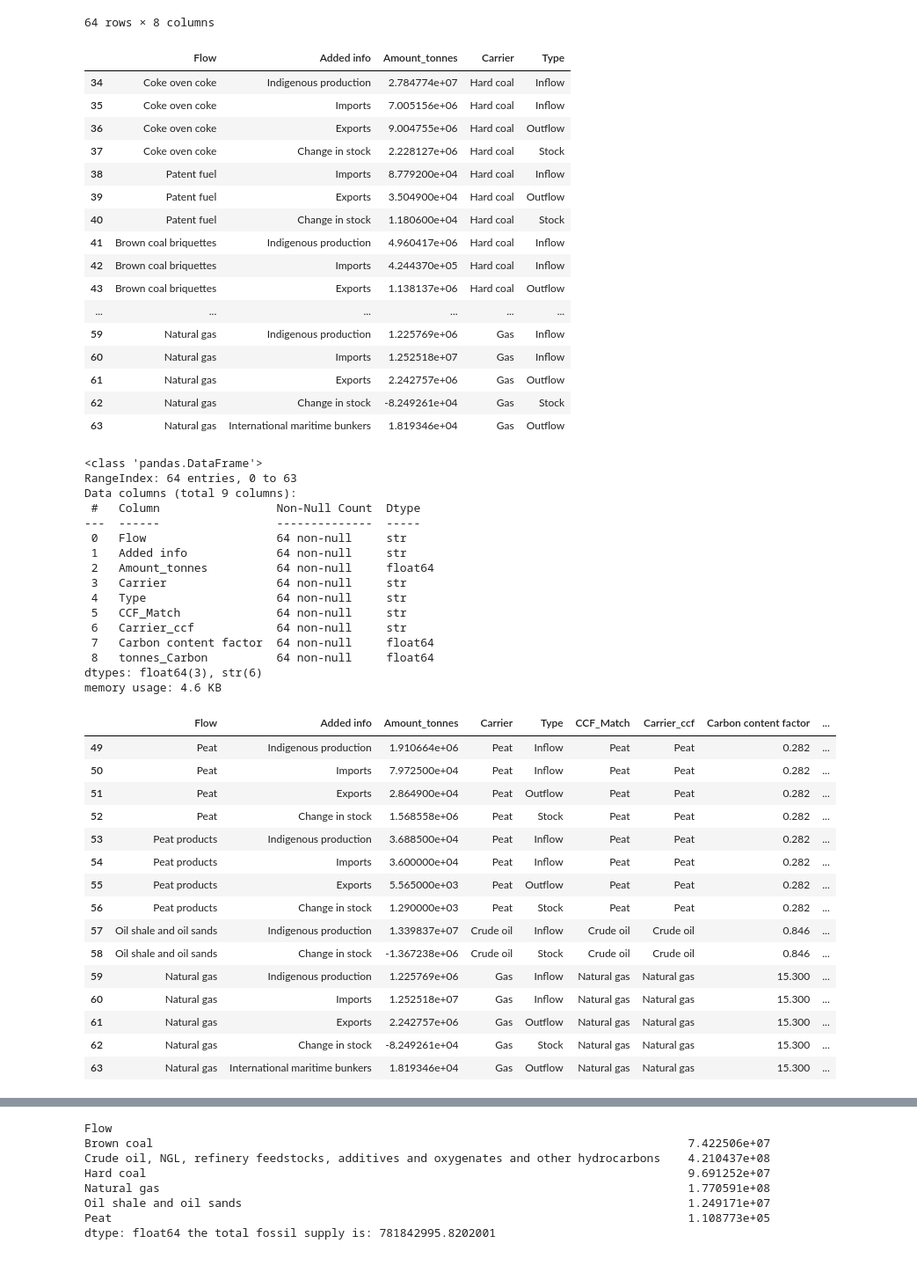
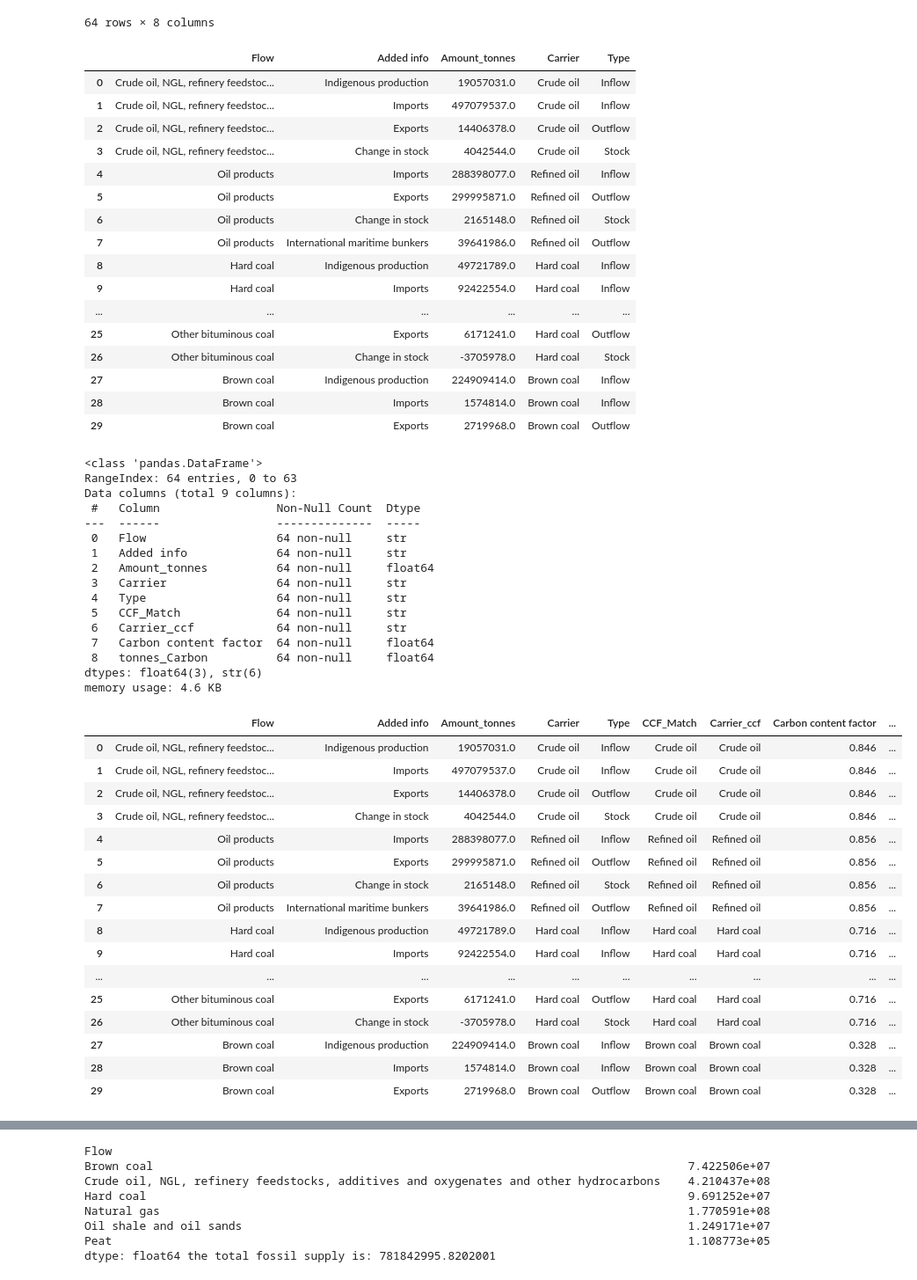
Before and after one commit to charliewestenberg/carbon-mfa-thesis, a Jupyter notebook: 01notebooks/01.2_data_cleaning.ipynb, the cells around one changed output, grey strips where cells are left out. Shown at 88% size. Saved outputs shown, nothing was run; the diff lists cells and outputs as text; code cells hidden in the pictures.

```diff
--- a/01notebooks/01.2_data_cleaning.ipynb
+++ b/01notebooks/01.2_data_cleaning.ipynb
@@ -55,25 +55,25 @@ df_fossil_inflows
 64 rows × 8 columns
 # %%
 df_fossil_inflows_clean = df_fossil_inflows.drop(columns=['Amount in dataset', 'Unit in dataset', 'Source'])
-df_fossil_inflows_clean.tail(30)
+df_fossil_inflows_clean.head(30)
 # %% [output]
 |  | Flow | Added info | Amount_tonnes | Carrier | Type |
-| 34 | Coke oven coke | Indigenous production | 2.784774e+07 | Hard coal | Inflow |
-| 35 | Coke oven coke | Imports | 7.005156e+06 | Hard coal | Inflow |
-| 36 | Coke oven coke | Exports | 9.004755e+06 | Hard coal | Outflow |
-| 37 | Coke oven coke | Change in stock | 2.228127e+06 | Hard coal | Stock |
-| 38 | Patent fuel | Imports | 8.779200e+04 | Hard coal | Inflow |
-| 39 | Patent fuel | Exports | 3.504900e+04 | Hard coal | Outflow |
-| 40 | Patent fuel | Change in stock | 1.180600e+04 | Hard coal | Stock |
-| 41 | Brown coal briquettes | Indigenous production | 4.960417e+06 | Hard coal | Inflow |
-| 42 | Brown coal briquettes | Imports | 4.244370e+05 | Hard coal | Inflow |
-| 43 | Brown coal briquettes | Exports | 1.138137e+06 | Hard coal | Outflow |
+| 0 | Crude oil, NGL, refinery feedstoc... | Indigenous production | 19057031.0 | Crude oil | Inflow |
+| 1 | Crude oil, NGL, refinery feedstoc... | Imports | 497079537.0 | Crude oil | Inflow |
+| 2 | Crude oil, NGL, refinery feedstoc... | Exports | 14406378.0 | Crude oil | Outflow |
+| 3 | Crude oil, NGL, refinery feedstoc... | Change in stock | 4042544.0 | Crude oil | Stock |
+| 4 | Oil products | Imports | 288398077.0 | Refined oil | Inflow |
+| 5 | Oil products | Exports | 299995871.0 | Refined oil | Outflow |
+| 6 | Oil products | Change in stock | 2165148.0 | Refined oil | Stock |
+| 7 | Oil products | International maritime bunkers | 39641986.0 | Refined oil | Outflow |
+| 8 | Hard coal | Indigenous production | 49721789.0 | Hard coal | Inflow |
+| 9 | Hard coal | Imports | 92422554.0 | Hard coal | Inflow |
 | ... | ... | ... | ... | ... | ... |
-| 59 | Natural gas | Indigenous production | 1.225769e+06 | Gas | Inflow |
-| 60 | Natural gas | Imports | 1.252518e+07 | Gas | Inflow |
-| 61 | Natural gas | Exports | 2.242757e+06 | Gas | Outflow |
-| 62 | Natural gas | Change in stock | -8.249261e+04 | Gas | Stock |
-| 63 | Natural gas | International maritime bunkers | 1.819346e+04 | Gas | Outflow |
+| 25 | Other bituminous coal | Exports | 6171241.0 | Hard coal | Outflow |
+| 26 | Other bituminous coal | Change in stock | -3705978.0 | Hard coal | Stock |
+| 27 | Brown coal | Indigenous production | 224909414.0 | Brown coal | Inflow |
+| 28 | Brown coal | Imports | 1574814.0 | Brown coal | Inflow |
+| 29 | Brown coal | Exports | 2719968.0 | Brown coal | Outflow |
 # %%
 # Map so "Gas" flows find "Natural gas" factors in ccf
 mapping = {
@@ -91,49 +91,50 @@ df_carbon_fossil_inflow = df_fossil_inflows_clean.merge(ccf_clean, left_on='CCF_
 
 df_carbon_fossil_inflow['Amount_tonnes'] = pd.to_numeric(df_carbon_fossil_inflow['Amount_tonnes'], errors='coerce')
 df_carbon_fossil_inflow['Carbon content factor'] = pd.to_numeric(df_carbon_fossil_inflow['Carbon content factor'], errors='coerce')
 
 # multiply ccf with amount tonnes to get tonnes of carbon
 df_carbon_fossil_inflow['tonnes_Carbon'] = df_carbon_fossil_inflow['Amount_tonnes'] * df_carbon_fossil_inflow['Carbon content factor']
 
 
 # if you want to save the result, uncomment the following line:
 # df_carbon_fossil_inflow.to_csv('Calculated_Fossil_Carbon_Fixed.csv', index=False)
 # or inspect the columns, check for missing values, etc.:
 df_carbon_fossil_inflow.info()
-df_carbon_fossil_inflow.tail(15)
+df_carbon_fossil_inflow.head(30)
 # %% [output]
 <class 'pandas.DataFrame'>
 RangeIndex: 64 entries, 0 to 63
 Data columns (total 9 columns):
  #   Column                 Non-Null Count  Dtype
 ---  ------                 --------------  -----
  0   Flow                   64 non-null     str
  1   Added info             64 non-null     str
  2   Amount_tonnes          64 non-null     float64
  3   Carrier                64 non-null     str
  4   Type                   64 non-null     str
  5   CCF_Match              64 non-null     str
  6   Carrier_ccf            64 non-null     str
  7   Carbon content factor  64 non-null     float64
  8   tonnes_Carbon          64 non-null     float64
 dtypes: float64(3), str(6)
 memory usage: 4.6 KB
 |  | Flow | Added info | Amount_tonnes | Carrier | Type | CCF_Match | Carrier_ccf | Carbon content factor | ... |
-| 49 | Peat | Indigenous production | 1.910664e+06 | Peat | Inflow | Peat | Peat | 0.282 | ... |
-| 50 | Peat | Imports | 7.972500e+04 | Peat | Inflow | Peat | Peat | 0.282 | ... |
-| 51 | Peat | Exports | 2.864900e+04 | Peat | Outflow | Peat | Peat | 0.282 | ... |
-| 52 | Peat | Change in stock | 1.568558e+06 | Peat | Stock | Peat | Peat | 0.282 | ... |
-| 53 | Peat products | Indigenous production | 3.688500e+04 | Peat | Inflow | Peat | Peat | 0.282 | ... |
-| 54 | Peat products | Imports | 3.600000e+04 | Peat | Inflow | Peat | Peat | 0.282 | ... |
-| 55 | Peat products | Exports | 5.565000e+03 | Peat | Outflow | Peat | Peat | 0.282 | ... |
-| 56 | Peat products | Change in stock | 1.290000e+03 | Peat | Stock | Peat | Peat | 0.282 | ... |
-| 57 | Oil shale and oil sands | Indigenous production | 1.339837e+07 | Crude oil | Inflow | Crude oil | Crude oil | 0.846 | ... |
-| 58 | Oil shale and oil sands | Change in stock | -1.367238e+06 | Crude oil | Stock | Crude oil | Crude oil | 0.846 | ... |
-| 59 | Natural gas | Indigenous production | 1.225769e+06 | Gas | Inflow | Natural gas | Natural gas | 15.300 | ... |
-| 60 | Natural gas | Imports | 1.252518e+07 | Gas | Inflow | Natural gas | Natural gas | 15.300 | ... |
-| 61 | Natural gas | Exports | 2.242757e+06 | Gas | Outflow | Natural gas | Natural gas | 15.300 | ... |
-| 62 | Natural gas | Change in stock | -8.249261e+04 | Gas | Stock | Natural gas | Natural gas | 15.300 | ... |
-| 63 | Natural gas | International maritime bunkers | 1.819346e+04 | Gas | Outflow | Natural gas | Natural gas | 15.300 | ... |
+| 0 | Crude oil, NGL, refinery feedstoc... | Indigenous production | 19057031.0 | Crude oil | Inflow | Crude oil | Crude oil | 0.846 | ... |
+| 1 | Crude oil, NGL, refinery feedstoc... | Imports | 497079537.0 | Crude oil | Inflow | Crude oil | Crude oil | 0.846 | ... |
+| 2 | Crude oil, NGL, refinery feedstoc... | Exports | 14406378.0 | Crude oil | Outflow | Crude oil | Crude oil | 0.846 | ... |
+| 3 | Crude oil, NGL, refinery feedstoc... | Change in stock | 4042544.0 | Crude oil | Stock | Crude oil | Crude oil | 0.846 | ... |
+| 4 | Oil products | Imports | 288398077.0 | Refined oil | Inflow | Refined oil | Refined oil | 0.856 | ... |
+| 5 | Oil products | Exports | 299995871.0 | Refined oil | Outflow | Refined oil | Refined oil | 0.856 | ... |
+| 6 | Oil products | Change in stock | 2165148.0 | Refined oil | Stock | Refined oil | Refined oil | 0.856 | ... |
+| 7 | Oil products | International maritime bunkers | 39641986.0 | Refined oil | Outflow | Refined oil | Refined oil | 0.856 | ... |
+| 8 | Hard coal | Indigenous production | 49721789.0 | Hard coal | Inflow | Hard coal | Hard coal | 0.716 | ... |
+| 9 | Hard coal | Imports | 92422554.0 | Hard coal | Inflow | Hard coal | Hard coal | 0.716 | ... |
+| ... | ... | ... | ... | ... | ... | ... | ... | ... | ... |
+| 25 | Other bituminous coal | Exports | 6171241.0 | Hard coal | Outflow | Hard coal | Hard coal | 0.716 | ... |
+| 26 | Other bituminous coal | Change in stock | -3705978.0 | Hard coal | Stock | Hard coal | Hard coal | 0.716 | ... |
+| 27 | Brown coal | Indigenous production | 224909414.0 | Brown coal | Inflow | Brown coal | Brown coal | 0.328 | ... |
+| 28 | Brown coal | Imports | 1574814.0 | Brown coal | Inflow | Brown coal | Brown coal | 0.328 | ... |
+| 29 | Brown coal | Exports | 2719968.0 | Brown coal | Outflow | Brown coal | Brown coal | 0.328 | ... |
 # %%
 # this is the non_calc version because the primary and secondary inflows are still in the same dataframe and can be confused with eachother
 df_carbon_fossil_inflow.to_csv('/Users/charlottewestenberg/Thesis/00data/processed/Fossil_Carbon_Inflow_non_calc.csv', index=False)
```
Also changed, not shown: parts of 10 cells of this notebook, 5 other files.
